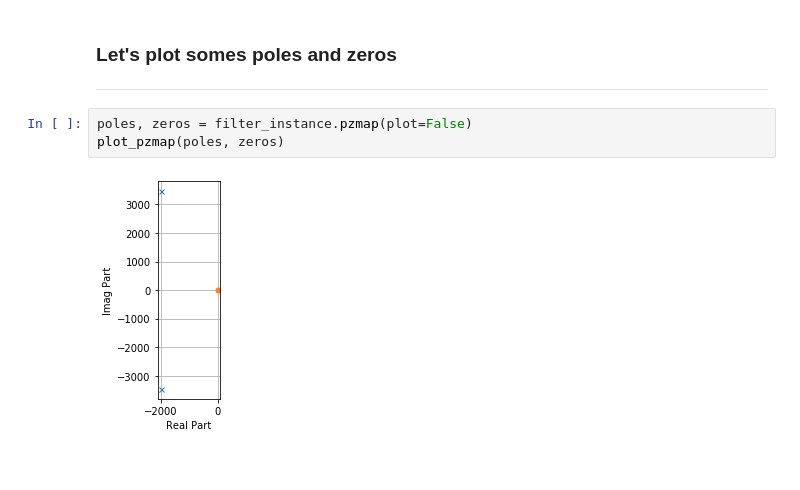
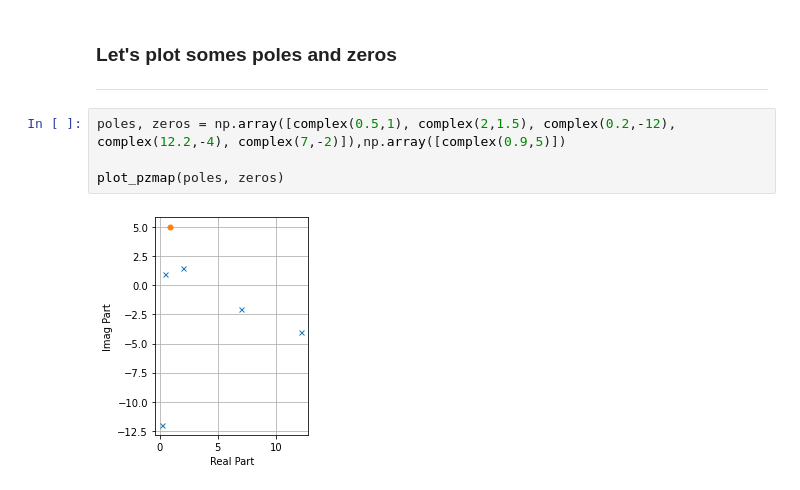
Before and after one commit to slashformotion/SecondOrderElec, a Jupyter notebook: exemples/plot_tools_exemples.ipynb, the cells around one changed output. Cells and saved outputs as stored; diff of their text form.

```diff
--- a/exemples/plot_tools_exemples.ipynb
+++ b/exemples/plot_tools_exemples.ipynb
@@ -39,8 +39,9 @@ plot_bode(t,s)
 # %% [markdown]
 ### Let's plot somes poles and zeros
 ---
-# %%
-poles, zeros = filter_instance.pzmap(plot=False)
-plot_pzmap(poles, zeros)
-# %% [output]
-[figure, removed]
+# %%
+poles, zeros = np.array([complex(0.5,1), complex(2,1.5), complex(0.2,-12), complex(12.2,-4), complex(7,-2)]),np.array([complex(0.9,5)])
+
+plot_pzmap(poles, zeros)
+# %% [output]
+[figure, added]
```
Also changed, not shown: parts of 1 cell of this notebook, 1 other file.
